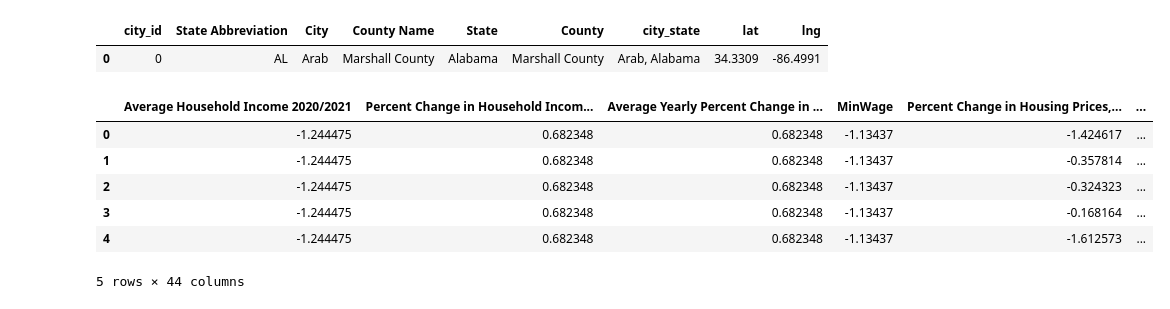
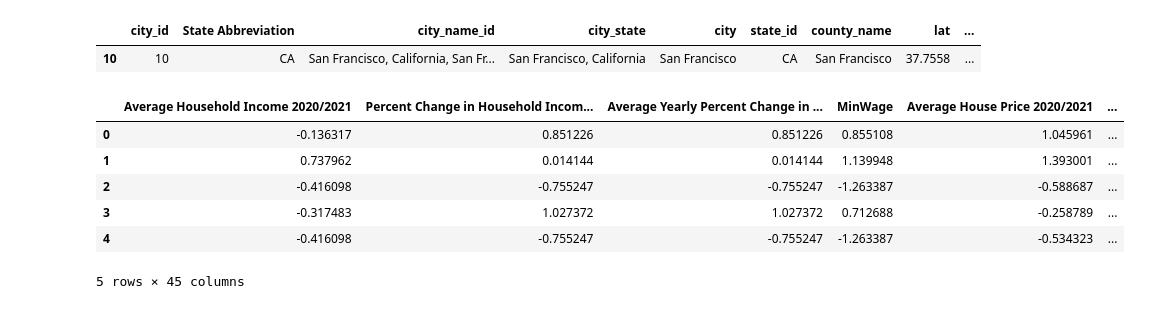
Before and after one commit to JosephGeibig/CityFinder, a Jupyter notebook: knn.ipynb, the cells around one changed output. Drawn from its saved outputs; the diff is of its cells as text; code cells hidden in the pictures.

```diff
--- a/knn.ipynb
+++ b/knn.ipynb
@@ -15,7 +15,7 @@ def pairwise_dist(x, y):  # [5 pts]
     #raise NotImplementedError
     return np.linalg.norm(x[:, None, :] - y[None, :, :], axis=-1)
 # %%
-cities = pd.read_csv("data/data_standardized.csv")
+cities = pd.read_csv("data/ds2.csv")
 cities = cities.rename(columns = {'Unnamed: 0':'city_id'})
 cities.head()
 # %% [output]
@@ -48,21 +77 @@ Index(['city_id', 'State Abbreviation', 'Average Household Income 2020/2021',
       dtype='object')
-# %%
-data_us = pd.read_csv('data/uscities.csv')
-
-data_us = data_us[['city', 'state_id', 'state_name', 'county_name', 'lat', 'lng']]
-data_us['city_name_id'] = data_us.apply(lambda x: x['city'] + ", " + x['state_name'] + ", " + x['county_name'] + " County", axis = 1)
-data_us['city_state_id'] = data_us.apply(lambda x: x['city'] + ", " + x['state_name'], axis = 1)
-
-data_cities = cities.copy()
-data_cities['city_name_id'] = data_cities.apply(lambda x: x['City'] + ", " + x['State'] + ", " + x['County'], axis = 1)
-data_cities['city_state_id'] = data_cities.apply(lambda x: x['City'] + ", " + x['State'], axis = 1)
-
-city_all = data_cities.merge(data_us, on = 'city_name_id', how = 'left')
-city_all = city_all.rename(columns = {'city_state_id_x':'city_state'})
-city_all.dropna(inplace = True)
-city_all = city_all.drop(columns = 'city_id')
-city_all = city_all.reset_index(drop = True)
-city_all = city_all.reset_index()
-city_all = city_all.rename(columns = {'index':'city_id'})
-city_all.to_csv('data/city_all.csv', index = False)
-city_all
@@ -83,27 +78,27 @@ city_all
 # %%
-meta_columns = ['city_id', 'State Abbreviation', 'City', 'County Name', 'State', 'County', 'city_state', 'lat', 'lng']
+meta_columns = ['city_id', 'State', 'County', 'State Abbreviation', 'city_name_id', 'city_state', 'city', 'City', 'state_id', 'county_name', 'state_name', 'lat', 'lng']
 city_metadata = city_all[meta_columns]
 city_metadata.to_csv('data/city_metadata.csv', index = False)
 # %%
 def id_to_city(city_id):
     return pd.read_csv('data/city_metadata.csv').iloc[[city_id]]
-id_to_city(0)
+id_to_city(10)
 # %% [output]
-|  | city_id | State Abbreviation | City | County Name | State | County | city_state | lat | lng |
-| 0 | 0 | AL | Arab | Marshall County | Alabama | Marshall County | Arab, Alabama | 34.3309 | -86.4991 |
+|  | city_id | State Abbreviation | city_name_id | city_state | city | state_id | county_name | lat | ... |
+| 10 | 10 | CA | San Francisco, California, San Fr... | San Francisco, California | San Francisco | CA | San Francisco | 37.7558 | ... |
 # %%
 city_df = city_all.drop(columns = meta_columns)
-delete_cols = ['city_state_id_y', 'state_id', 'city_name_id', 'city', 'state_name', 'county_name']
-city_df = city_df.drop(columns = delete_cols)
+# delete_cols = ['city_state_id_y', 'state_id', 'city_name_id', 'city', 'state_name', 'county_name']
+# city_df = city_df.drop(columns = delete_cols)
 city_df.head()
 # %% [output]
-|  | Average Household Income 2020/2021 | Percent Change in Household Incom... | Average Yearly Percent Change in ... | MinWage | Percent Change in Housing Prices,... | ... |
-| 0 | -1.244475 | 0.682348 | 0.682348 | -1.13437 | -1.424617 | ... |
-| 1 | -1.244475 | 0.682348 | 0.682348 | -1.13437 | -0.357814 | ... |
-| 2 | -1.244475 | 0.682348 | 0.682348 | -1.13437 | -0.324323 | ... |
-| 3 | -1.244475 | 0.682348 | 0.682348 | -1.13437 | -0.168164 | ... |
-| 4 | -1.244475 | 0.682348 | 0.682348 | -1.13437 | -1.612573 | ... |
+|  | Average Household Income 2020/2021 | Percent Change in Household Incom... | Average Yearly Percent Change in ... | MinWage | Average House Price 2020/2021 | ... |
+| 0 | -0.136317 | 0.851226 | 0.851226 | 0.855108 | 1.045961 | ... |
+| 1 | 0.737962 | 0.014144 | 0.014144 | 1.139948 | 1.393001 | ... |
+| 2 | -0.416098 | -0.755247 | -0.755247 | -1.263387 | -0.588687 | ... |
+| 3 | -0.317483 | 1.027372 | 1.027372 | 0.712688 | -0.258789 | ... |
+| 4 | -0.416098 | -0.755247 | -0.755247 | -1.263387 | -0.534323 | ... |
-5 rows × 44 columns
+5 rows × 45 columns
 # %%
 city_columns = list(enumerate(city_df.columns))
 city_columns
```
Also changed, not shown: parts of 13 cells of this notebook, 9 other files.
